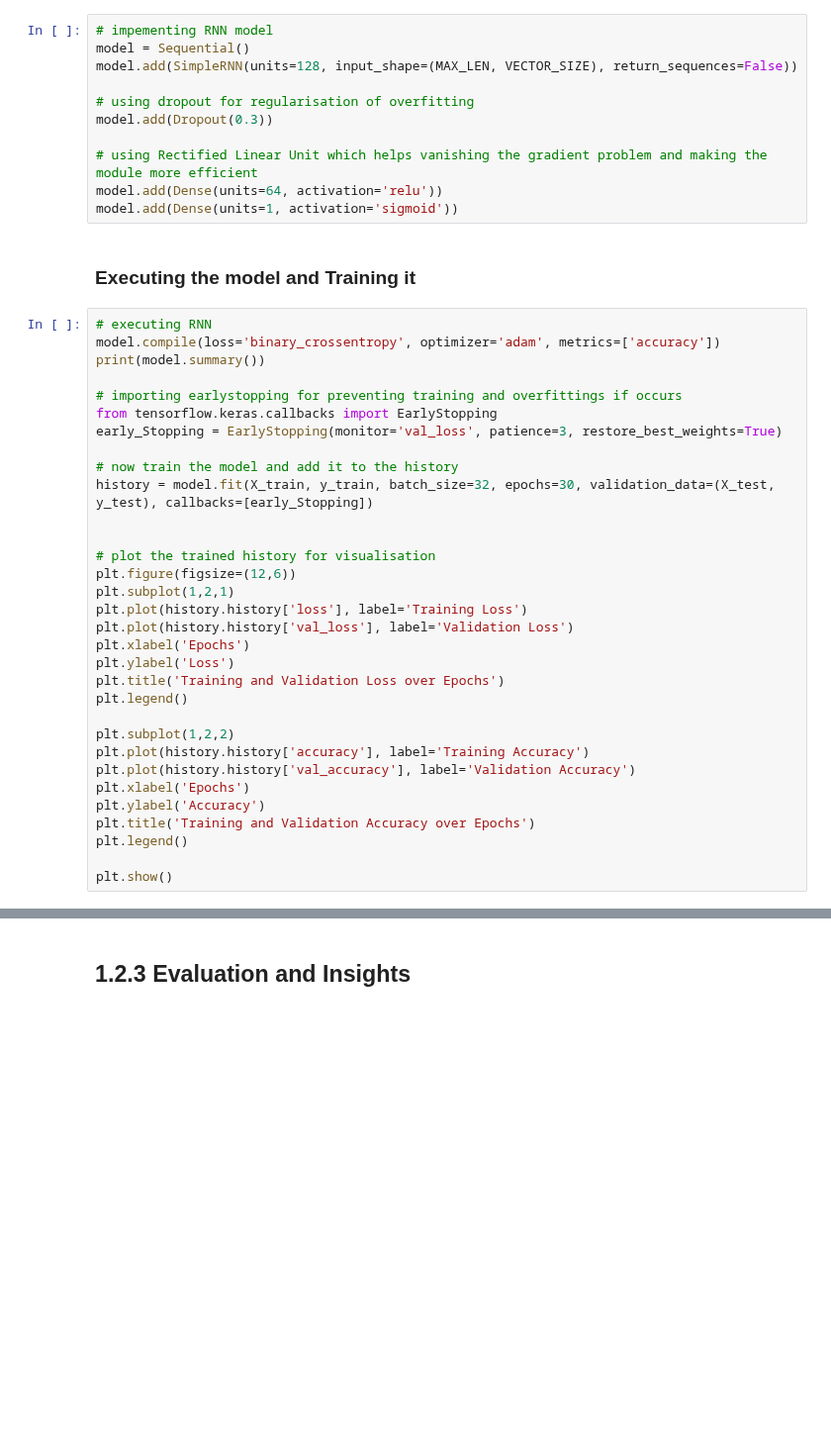
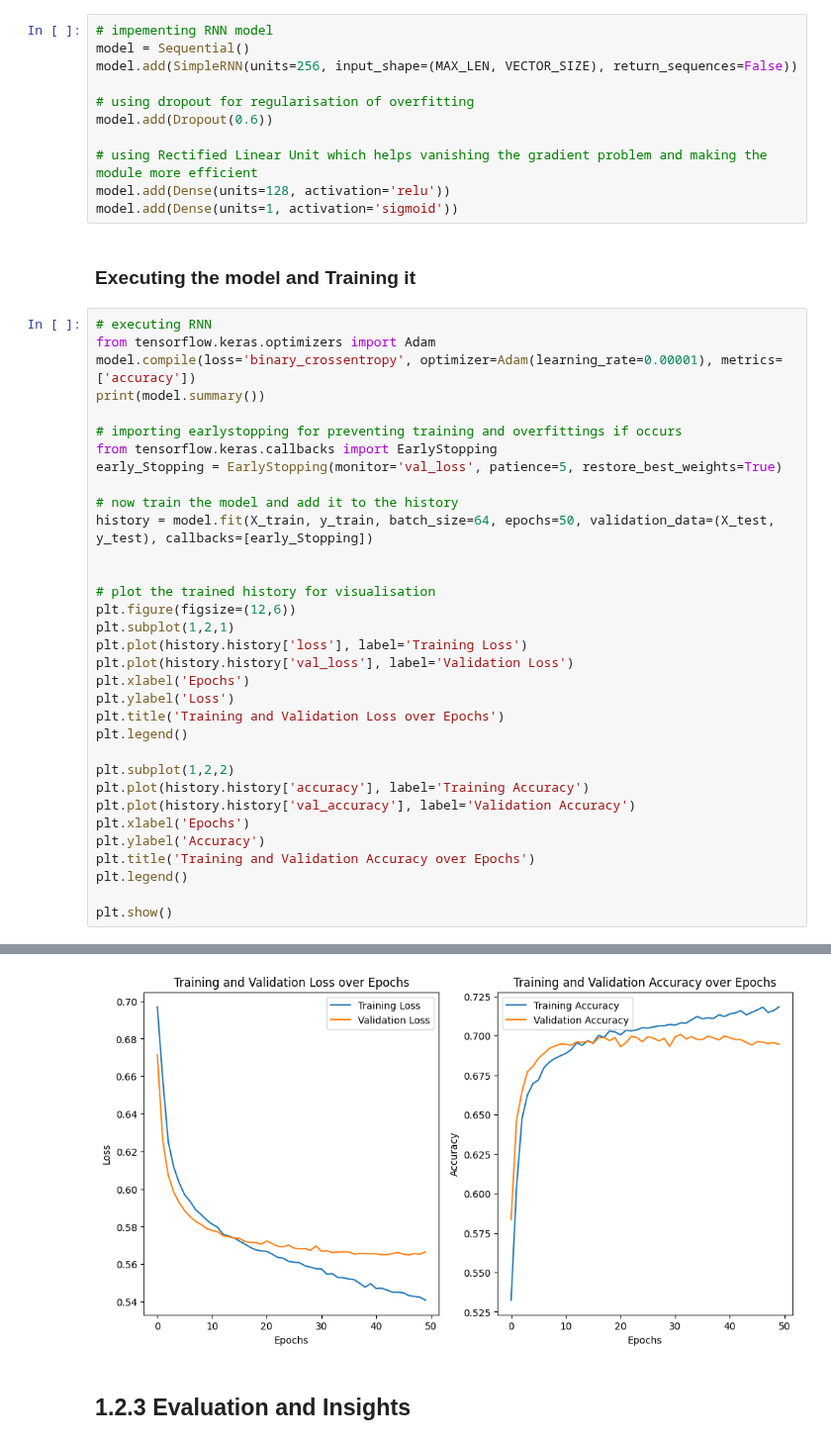
Before and after one commit to petar-Atanasov/Applied-Data-Science-and-AI-Workflow, a Jupyter notebook: CST3133_CourseWork_B.ipynb, the cells around one changed output, grey strips where cells are left out. Shown at 99% size. Cells and saved outputs as stored; diff of their text form; blank space fills up the shorter version.

Commit message:
a bit better graph with RNN, applied better units, dropout, increased ReLU

```diff
--- a/CST3133_CourseWork_B.ipynb
+++ b/CST3133_CourseWork_B.ipynb
@@ -272,27 +252,28 @@ print(y_test.shape)
 # %%
 # impementing RNN model
 model = Sequential()
-model.add(SimpleRNN(units=128, input_shape=(MAX_LEN, VECTOR_SIZE), return_sequences=False))
+model.add(SimpleRNN(units=256, input_shape=(MAX_LEN, VECTOR_SIZE), return_sequences=False))
 
 # using dropout for regularisation of overfitting
-model.add(Dropout(0.3))
+model.add(Dropout(0.6))
 
 # using Rectified Linear Unit which helps vanishing the gradient problem and making the module more efficient
-model.add(Dense(units=64, activation='relu'))
+model.add(Dense(units=128, activation='relu'))
 model.add(Dense(units=1, activation='sigmoid'))
 # %% [markdown]
 ### Executing the model and Training it ###
 # %%
 # executing RNN
-model.compile(loss='binary_crossentropy', optimizer='adam', metrics=['accuracy'])
+from tensorflow.keras.optimizers import Adam
+model.compile(loss='binary_crossentropy', optimizer=Adam(learning_rate=0.00001), metrics=['accuracy'])
 print(model.summary())
 
 # importing earlystopping for preventing training and overfittings if occurs
 from tensorflow.keras.callbacks import EarlyStopping
-early_Stopping = EarlyStopping(monitor='val_loss', patience=3, restore_best_weights=True)
+early_Stopping = EarlyStopping(monitor='val_loss', patience=5, restore_best_weights=True)
 
 # now train the model and add it to the history
-history = model.fit(X_train, y_train, batch_size=32, epochs=30, validation_data=(X_test, y_test), callbacks=[early_Stopping])
+history = model.fit(X_train, y_train, batch_size=64, epochs=50, validation_data=(X_test, y_test), callbacks=[early_Stopping])
 
 
 # plot the trained history for visualisation
@@ -314,3 +295,4 @@ plt.title('Training and Validation Accuracy over Epochs')
 plt.legend()
 
 plt.show()
+# %% [output]
@@ -317,3 +331,4 @@ plt.show()
+[figure, added]
 # %% [markdown]
 ## 1.2.3 Evaluation and Insights
 # %%
```
Also changed, not shown: parts of 6 cells of this notebook.
